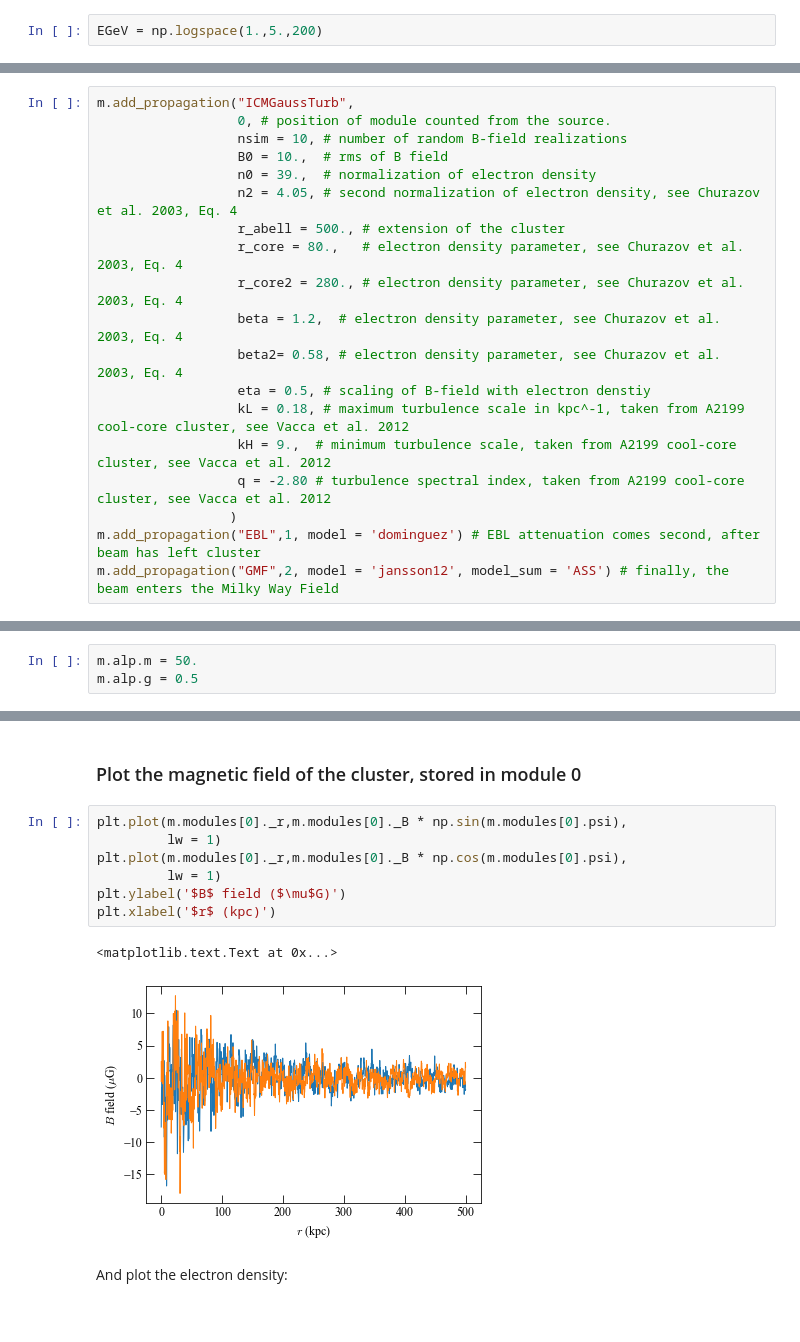
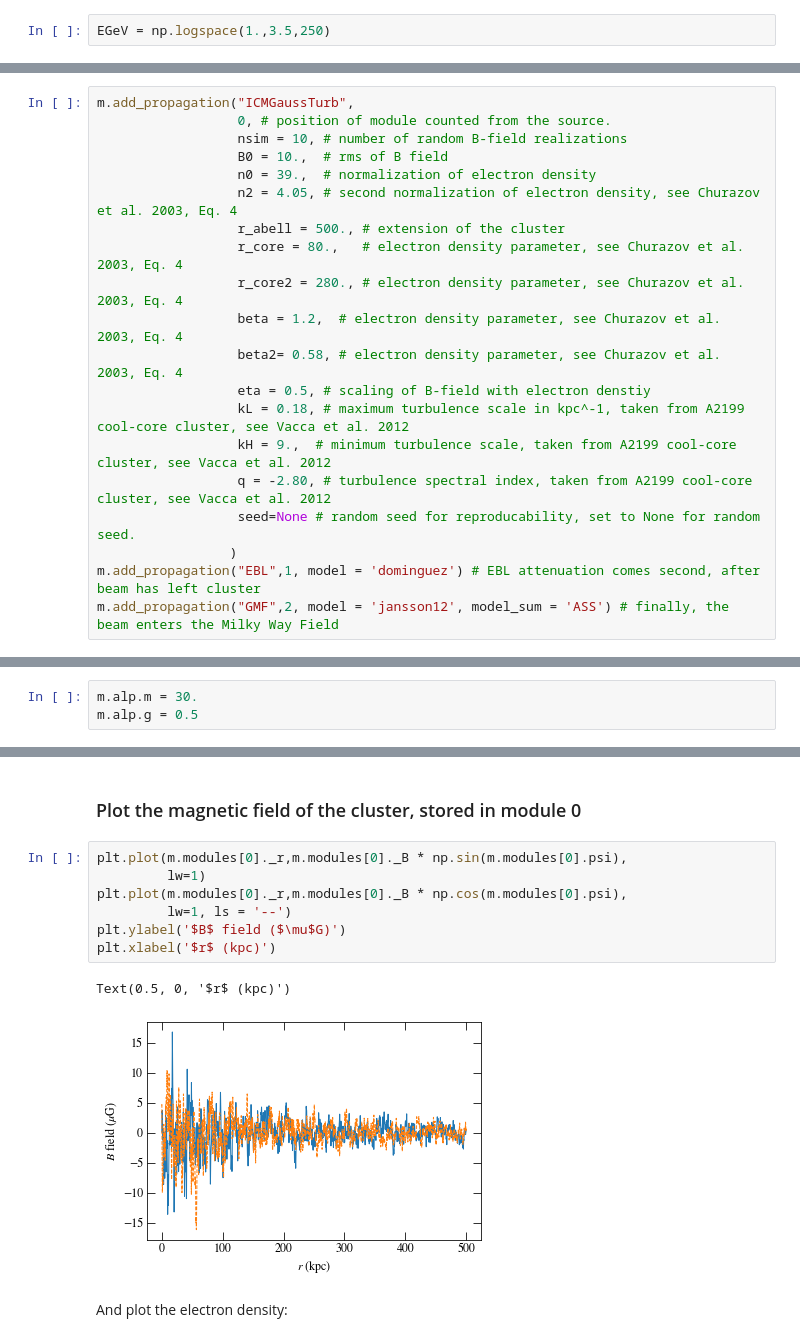
Before and after one commit to me-manu/gammaALPs, a Jupyter notebook: notebooks/example_NGC1275.ipynb, the cells around one changed output, grey strips where cells are left out. Saved outputs shown, nothing was run; the diff lists cells and outputs as text.

````diff
--- a/notebooks/example_NGC1275.ipynb
+++ b/notebooks/example_NGC1275.ipynb
@@ -40,7 +40,7 @@ Initialize the list of transfer modules that will store the different magnetic f
 # %% [markdown]
 Energies are supplied in GeV as ```numpy.ndarray```
 # %%
-EGeV = np.logspace(1.,5.,200)
+EGeV = np.logspace(1.,3.5,250)
 # %% [markdown]
 Now initialize the initial photon polarization. Since we are dealing with a gamma-ray source, no ALPs are initially present in the beam (third diagonal element is zero). The polarization density matrix is normalized such that its trace is equal to one, $\mathrm{Tr}(\rho_\mathrm{in}) = 1$.
 # %%
@@ -66,14 +66,15 @@ m.add_propagation("ICMGaussTurb",
                   eta = 0.5, # scaling of B-field with electron denstiy
                   kL = 0.18, # maximum turbulence scale in kpc^-1, taken from A2199 cool-core cluster, see Vacca et al. 2012
                   kH = 9.,  # minimum turbulence scale, taken from A2199 cool-core cluster, see Vacca et al. 2012
-                  q = -2.80 # turbulence spectral index, taken from A2199 cool-core cluster, see Vacca et al. 2012
+                  q = -2.80, # turbulence spectral index, taken from A2199 cool-core cluster, see Vacca et al. 2012
+                  seed=None # random seed for reproducability, set to None for random seed.
                  )
 m.add_propagation("EBL",1, model = 'dominguez') # EBL attenuation comes second, after beam has left cluster
 m.add_propagation("GMF",2, model = 'jansson12', model_sum = 'ASS') # finally, the beam enters the Milky Way Field
 # %% [markdown]
 We can also change the ALP parameters before running the modules:
 # %%
-m.alp.m = 50.
+m.alp.m = 30.
 m.alp.g = 0.5
 # %% [markdown]
 ### Run all modules
@@ -167,14 +170,14 @@ t1
 ### Plot the magnetic field of the cluster, stored in module 0
 # %%
 plt.plot(m.modules[0]._r,m.modules[0]._B * np.sin(m.modules[0].psi),
-         lw = 1)
+         lw=1)
 plt.plot(m.modules[0]._r,m.modules[0]._B * np.cos(m.modules[0].psi),
-         lw = 1)
+         lw=1, ls = '--')
 plt.ylabel('$B$ field ($\mu$G)')
 plt.xlabel('$r$ (kpc)')
 # %% [output]
-<matplotlib.text.Text at 0x...>
+Text(0.5, 0, '$r$ (kpc)')
-[figure, old version]
+[figure, new version]
 # %% [markdown]
 And plot the electron density:
 # %%
````
Also changed, not shown: parts of 10 cells of this notebook, 7 other files.
